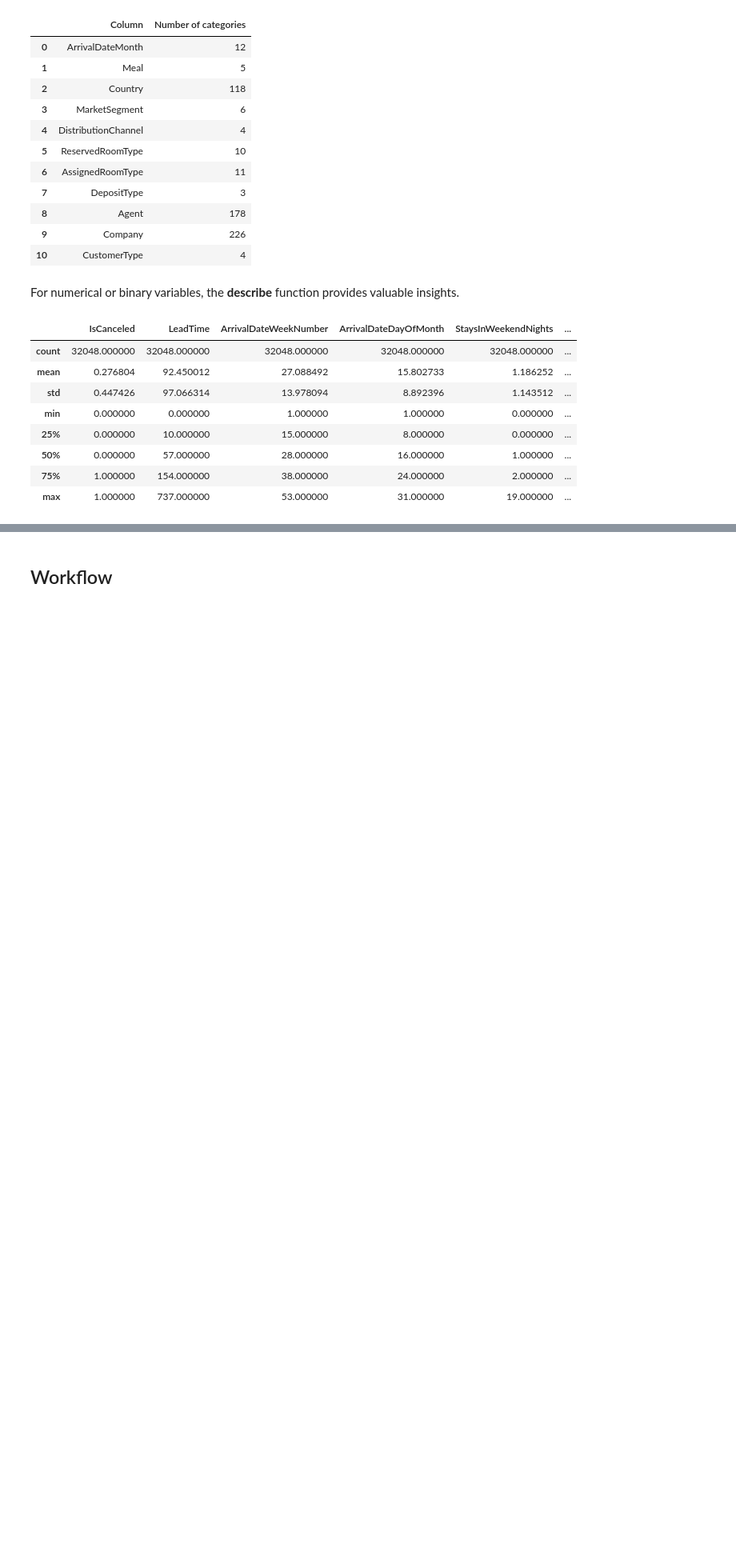
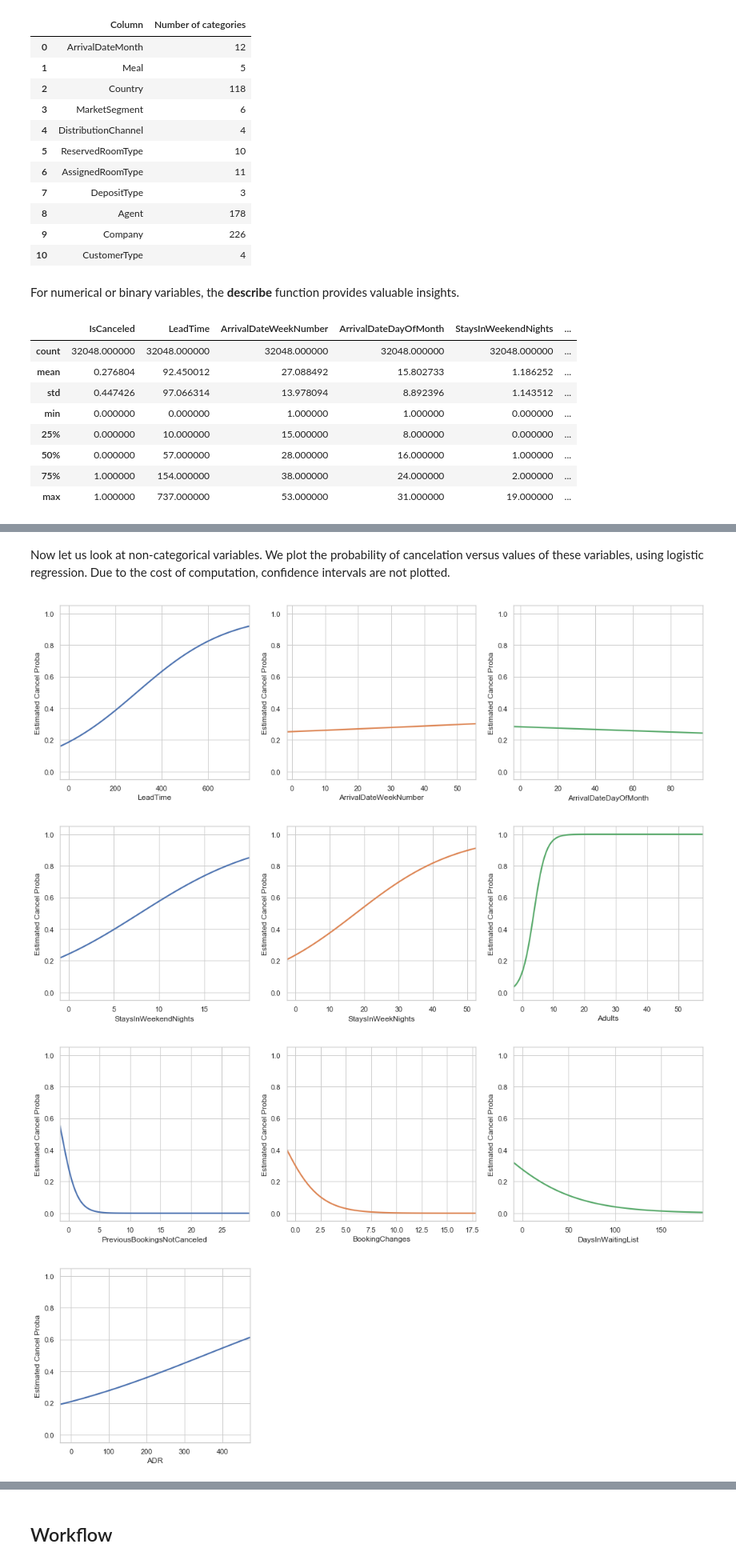
Before and after one commit to hai-dang-dau/hotel_booking, a Jupyter notebook: hotel_booking_starting_kit.ipynb, the cells around one changed output, grey strips where cells are left out. Shown at 80% size. Drawn from its saved outputs; the diff is of its cells as text; code cells hidden in the pictures; blank space fills up the shorter version.

```diff
--- a/hotel_booking_starting_kit.ipynb
+++ b/hotel_booking_starting_kit.ipynb
@@ -124,0 +197,31 @@ sns.countplot(x = 'IsCanceled', data = data)
+# %% [markdown]
+Now let us look at non-categorical variables. We plot the probability of cancelation versus values of these variables, using logistic regression. Due to the cost of computation, confidence intervals are not plotted.
+# %%
+# non-categorical variables
+plt_reg_cols = [col for col in data.columns if (len(set(data[col])) >= 12) and (str(data[col].dtype) != "object")]
+
+# Plot cancellation probability versus values of each variable.
+# The iterator makes sure that each line contains 3 plots, without having to treat mod = 0, mod = 1 and mod = 2 cases manually
+iterator_ax = 0
+for col in plt_reg_cols:
+    try:
+        current_ax = next(iterator_ax)
+    except:
+        plt.show()
+        fig, ax = plt.subplots(1, 3, figsize = (18, 5))
+        iterator_ax = iter(ax)
+        current_ax = next(iterator_ax)
+    sns.regplot(x = col, y = 'IsCanceled', data = data, scatter_kws = {'s':0}, ax = current_ax, logistic = True, ci = None)
+    current_ax.set(ylabel = 'Estimated Cancel Proba')
+try:
+    while True:
+        current_ax = next(iterator_ax)
+        current_ax.set_axis_off()
+except:
+    pass
+plt.show()
+# %% [output]
+[figure, added]
+[figure, added]
+[figure, added]
+[figure, added]
```
Also changed, not shown: parts of 42 cells of this notebook, 6 other files.
